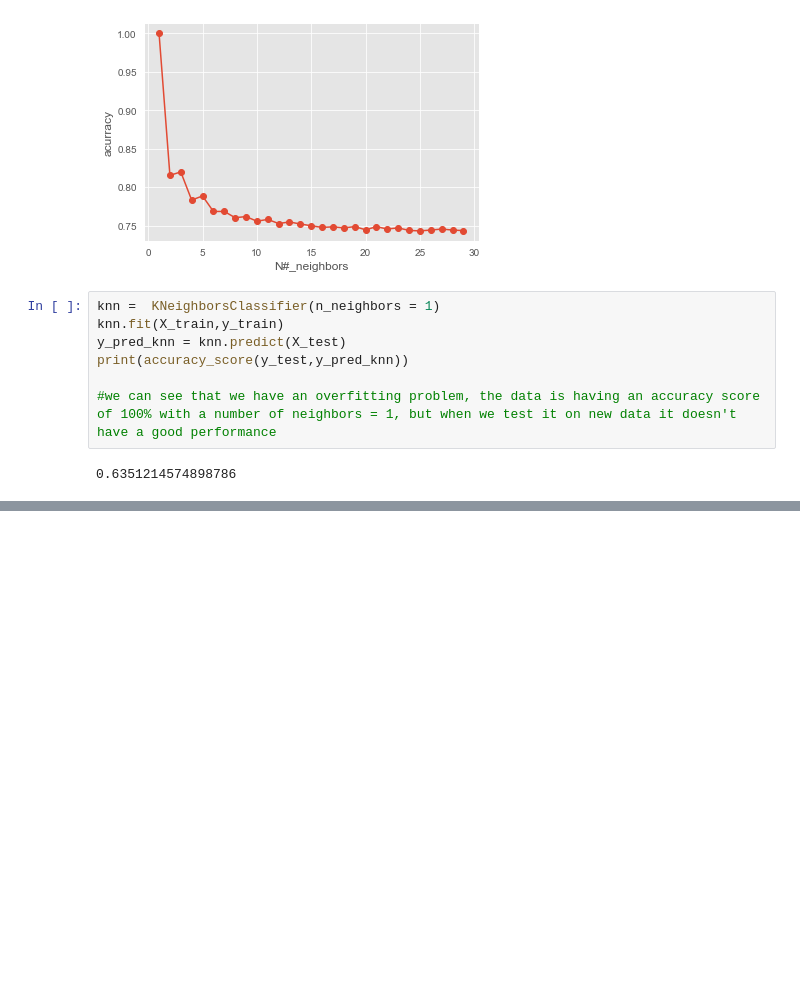
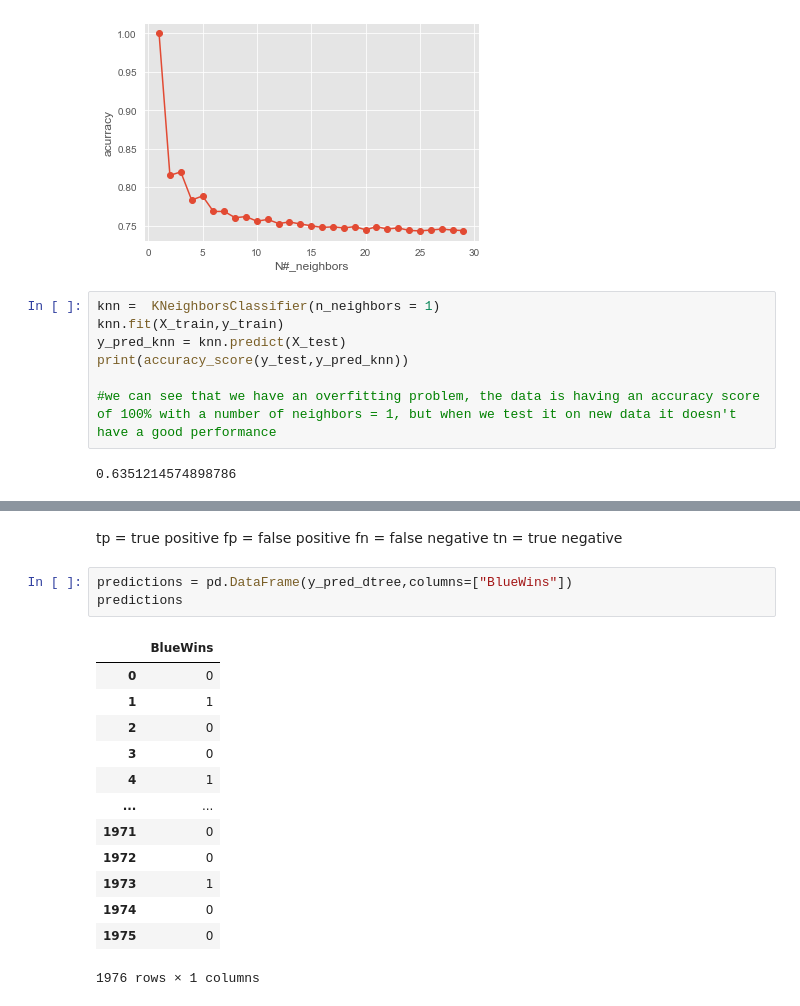
Before and after one commit to juanfelipehdezm/LOL-league-Of-Legends, a Jupyter notebook: LeagueOfLegends.ipynb, the cells around one changed output, grey strips where cells are left out. Saved outputs shown, nothing was run; the diff lists cells and outputs as text; blank space fills up the shorter version.

```diff
--- a/LeagueOfLegends.ipynb
+++ b/LeagueOfLegends.ipynb
@@ -228,0 +256,22 @@ print(accuracy_score(y_test,y_pred_knn))
+# %% [markdown]
+tp = true positive
+fp = false positive
+fn = false negative
+tn = true negative
+# %%
+predictions = pd.DataFrame(y_pred_dtree,columns=["BlueWins"])
+predictions
+# %% [output]
+|  | BlueWins |
+| 0 | 0 |
+| 1 | 1 |
+| 2 | 0 |
+| 3 | 0 |
+| 4 | 1 |
+| ... | ... |
+| 1971 | 0 |
+| 1972 | 0 |
+| 1973 | 1 |
+| 1974 | 0 |
+| 1975 | 0 |
+1976 rows × 1 columns
```
Also changed, not shown: parts of 10 cells of this notebook.
